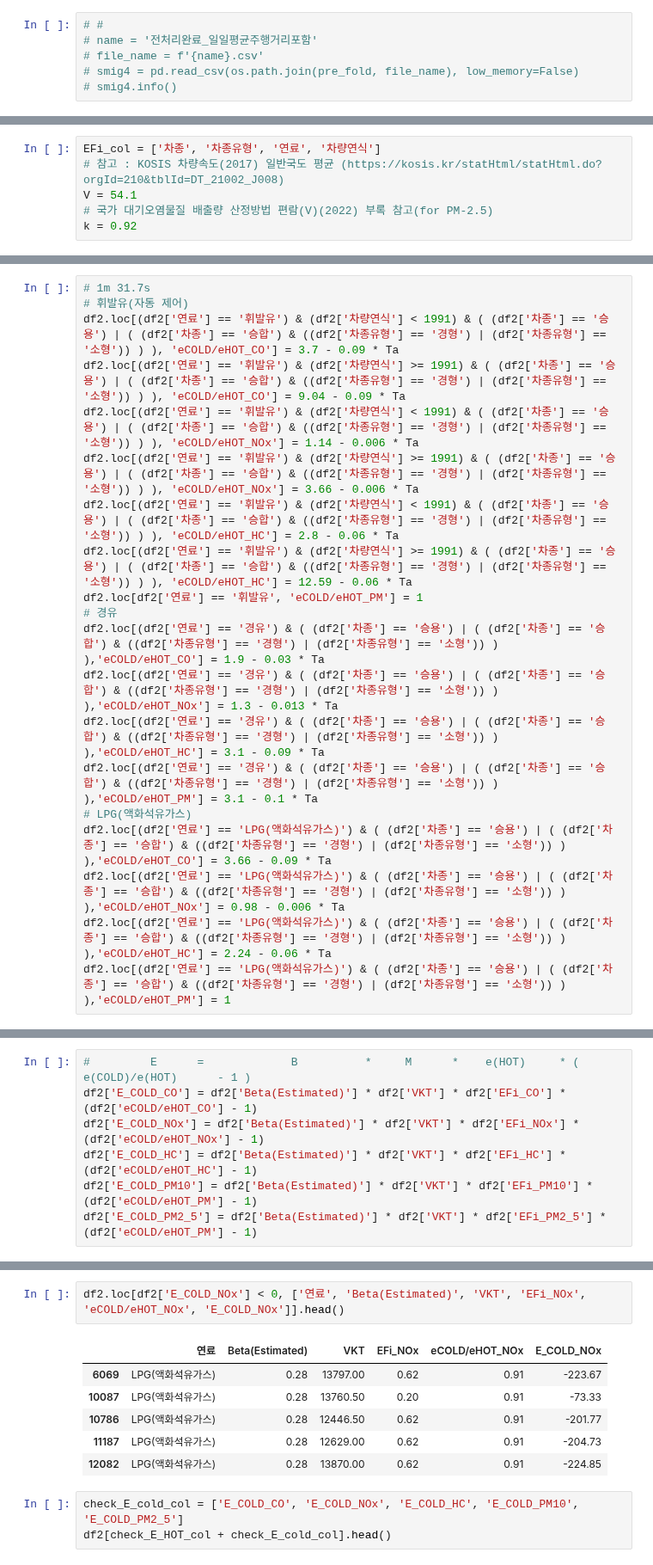
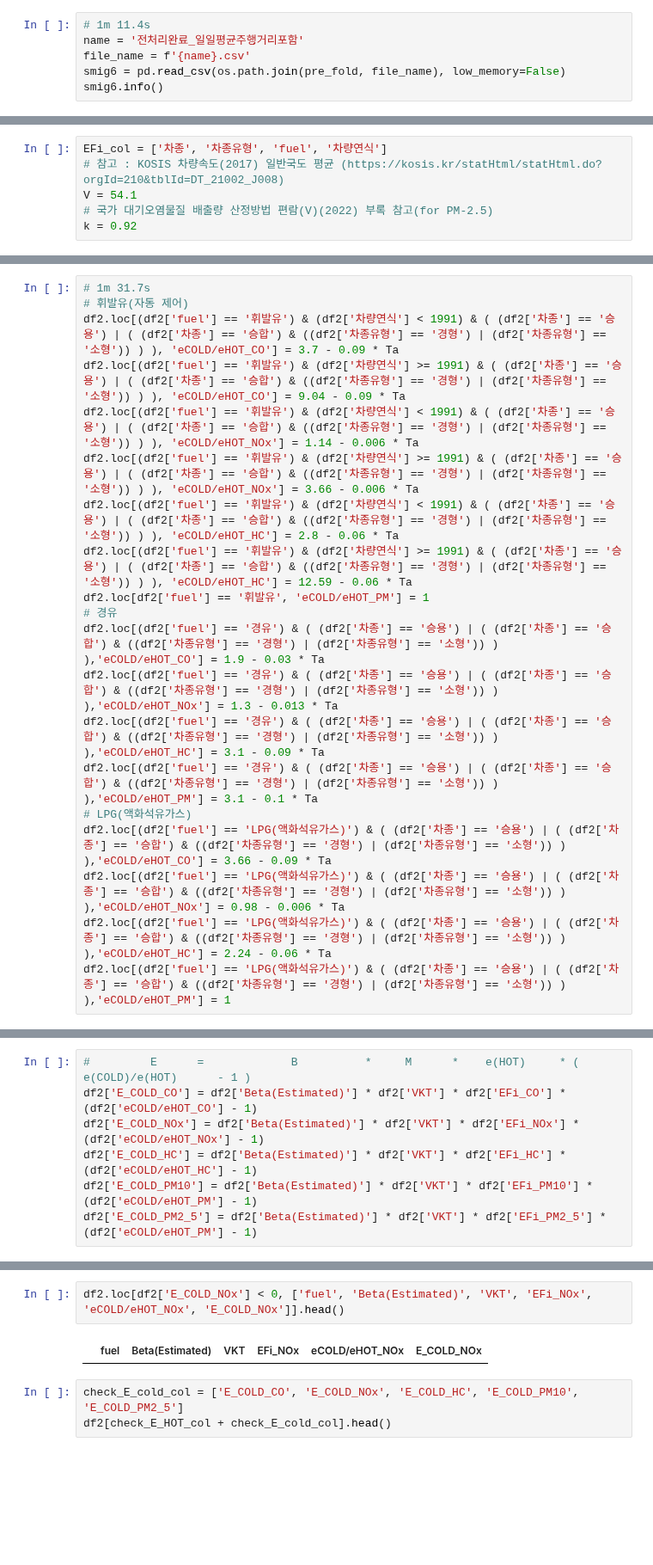
Before and after one commit to kbjung/wabotech, a Jupyter notebook: car_big_data_2/CAPSS.ipynb, the cells around one changed output, grey strips where cells are left out. Shown at 86% size. Cells and saved outputs as stored; diff of their text form; blank space fills up the shorter version.

```diff
--- a/car_big_data_2/CAPSS.ipynb
+++ b/car_big_data_2/CAPSS.ipynb
@@ -535,8 +536,8 @@ smig6.to_csv(os.path.join(pre_fold, '전처리완료_일일평균주행거리포
 # %% [markdown]
 # [로드] 전처리
 # %%
-# #
-# name = '전처리완료_일일평균주행거리포함'
-# file_name = f'{name}.csv'
-# smig4 = pd.read_csv(os.path.join(pre_fold, file_name), low_memory=False)
-# smig4.info()
+# 1m 11.4s
+name = '전처리완료_일일평균주행거리포함'
+file_name = f'{name}.csv'
+smig6 = pd.read_csv(os.path.join(pre_fold, file_name), low_memory=False)
+smig6.info()
@@ -967,7 +986,7 @@ dtype: int64
     - 화물 대형 = 승합 대형
     - 특수 중형 = 승용 중형
 # %%
-EFi_col = ['차종', '차종유형', '연료', '차량연식']
+EFi_col = ['차종', '차종유형', 'fuel', '차량연식']
 # 참고 : KOSIS 차량속도(2017) 일반국도 평균 (https://kosis.kr/statHtml/statHtml.do?orgId=210&tblId=DT_21002_J008)
 V = 54.1
 # 국가 대기오염물질 배출량 산정방법 편람(V)(2022) 부록 참고(for PM-2.5)
@@ -2945,23 +2964,23 @@ Name: 차량연식, dtype: float64
 # %%
 # 1m 31.7s
 # 휘발유(자동 제어)
-df2.loc[(df2['연료'] == '휘발유') & (df2['차량연식'] < 1991) & ( (df2['차종'] == '승용') | ( (df2['차종'] == '승합') & ((df2['차종유형'] == '경형') | (df2['차종유형'] == '소형')) ) ), 'eCOLD/eHOT_CO'] = 3.7 - 0.09 * Ta
-df2.loc[(df2['연료'] == '휘발유') & (df2['차량연식'] >= 1991) & ( (df2['차종'] == '승용') | ( (df2['차종'] == '승합') & ((df2['차종유형'] == '경형') | (df2['차종유형'] == '소형')) ) ), 'eCOLD/eHOT_CO'] = 9.04 - 0.09 * Ta
-df2.loc[(df2['연료'] == '휘발유') & (df2['차량연식'] < 1991) & ( (df2['차종'] == '승용') | ( (df2['차종'] == '승합') & ((df2['차종유형'] == '경형') | (df2['차종유형'] == '소형')) ) ), 'eCOLD/eHOT_NOx'] = 1.14 - 0.006 * Ta
-df2.loc[(df2['연료'] == '휘발유') & (df2['차량연식'] >= 1991) & ( (df2['차종'] == '승용') | ( (df2['차종'] == '승합') & ((df2['차종유형'] == '경형') | (df2['차종유형'] == '소형')) ) ), 'eCOLD/eHOT_NOx'] = 3.66 - 0.006 * Ta
-df2.loc[(df2['연료'] == '휘발유') & (df2['차량연식'] < 1991) & ( (df2['차종'] == '승용') | ( (df2['차종'] == '승합') & ((df2['차종유형'] == '경형') | (df2['차종유형'] == '소형')) ) ), 'eCOLD/eHOT_HC'] = 2.8 - 0.06 * Ta
-df2.loc[(df2['연료'] == '휘발유') & (df2['차량연식'] >= 1991) & ( (df2['차종'] == '승용') | ( (df2['차종'] == '승합') & ((df2['차종유형'] == '경형') | (df2['차종유형'] == '소형')) ) ), 'eCOLD/eHOT_HC'] = 12.59 - 0.06 * Ta
-df2.loc[df2['연료'] == '휘발유', 'eCOLD/eHOT_PM'] = 1
+df2.loc[(df2['fuel'] == '휘발유') & (df2['차량연식'] < 1991) & ( (df2['차종'] == '승용') | ( (df2['차종'] == '승합') & ((df2['차종유형'] == '경형') | (df2['차종유형'] == '소형')) ) ), 'eCOLD/eHOT_CO'] = 3.7 - 0.09 * Ta
+df2.loc[(df2['fuel'] == '휘발유') & (df2['차량연식'] >= 1991) & ( (df2['차종'] == '승용') | ( (df2['차종'] == '승합') & ((df2['차종유형'] == '경형') | (df2['차종유형'] == '소형')) ) ), 'eCOLD/eHOT_CO'] = 9.04 - 0.09 * Ta
+df2.loc[(df2['fuel'] == '휘발유') & (df2['차량연식'] < 1991) & ( (df2['차종'] == '승용') | ( (df2['차종'] == '승합') & ((df2['차종유형'] == '경형') | (df2['차종유형'] == '소형')) ) ), 'eCOLD/eHOT_NOx'] = 1.14 - 0.006 * Ta
+df2.loc[(df2['fuel'] == '휘발유') & (df2['차량연식'] >= 1991) & ( (df2['차종'] == '승용') | ( (df2['차종'] == '승합') & ((df2['차종유형'] == '경형') | (df2['차종유형'] == '소형')) ) ), 'eCOLD/eHOT_NOx'] = 3.66 - 0.006 * Ta
+df2.loc[(df2['fuel'] == '휘발유') & (df2['차량연식'] < 1991) & ( (df2['차종'] == '승용') | ( (df2['차종'] == '승합') & ((df2['차종유형'] == '경형') | (df2['차종유형'] == '소형')) ) ), 'eCOLD/eHOT_HC'] = 2.8 - 0.06 * Ta
+df2.loc[(df2['fuel'] == '휘발유') & (df2['차량연식'] >= 1991) & ( (df2['차종'] == '승용') | ( (df2['차종'] == '승합') & ((df2['차종유형'] == '경형') | (df2['차종유형'] == '소형')) ) ), 'eCOLD/eHOT_HC'] = 12.59 - 0.06 * Ta
+df2.loc[df2['fuel'] == '휘발유', 'eCOLD/eHOT_PM'] = 1
 # 경유
-df2.loc[(df2['연료'] == '경유') & ( (df2['차종'] == '승용') | ( (df2['차종'] == '승합') & ((df2['차종유형'] == '경형') | (df2['차종유형'] == '소형')) ) ),'eCOLD/eHOT_CO'] = 1.9 - 0.03 * Ta
-df2.loc[(df2['연료'] == '경유') & ( (df2['차종'] == '승용') | ( (df2['차종'] == '승합') & ((df2['차종유형'] == '경형') | (df2['차종유형'] == '소형')) ) ),'eCOLD/eHOT_NOx'] = 1.3 - 0.013 * Ta
-df2.loc[(df2['연료'] == '경유') & ( (df2['차종'] == '승용') | ( (df2['차종'] == '승합') & ((df2['차종유형'] == '경형') | (df2['차종유형'] == '소형')) ) ),'eCOLD/eHOT_HC'] = 3.1 - 0.09 * Ta
-df2.loc[(df2['연료'] == '경유') & ( (df2['차종'] == '승용') | ( (df2['차종'] == '승합') & ((df2['차종유형'] == '경형') | (df2['차종유형'] == '소형')) ) ),'eCOLD/eHOT_PM'] = 3.1 - 0.1 * Ta
+df2.loc[(df2['fuel'] == '경유') & ( (df2['차종'] == '승용') | ( (df2['차종'] == '승합') & ((df2['차종유형'] == '경형') | (df2['차종유형'] == '소형')) ) ),'eCOLD/eHOT_CO'] = 1.9 - 0.03 * Ta
+df2.loc[(df2['fuel'] == '경유') & ( (df2['차종'] == '승용') | ( (df2['차종'] == '승합') & ((df2['차종유형'] == '경형') | (df2['차종유형'] == '소형')) ) ),'eCOLD/eHOT_NOx'] = 1.3 - 0.013 * Ta
+df2.loc[(df2['fuel'] == '경유') & ( (df2['차종'] == '승용') | ( (df2['차종'] == '승합') & ((df2['차종유형'] == '경형') | (df2['차종유형'] == '소형')) ) ),'eCOLD/eHOT_HC'] = 3.1 - 0.09 * Ta
+df2.loc[(df2['fuel'] == '경유') & ( (df2['차종'] == '승용') | ( (df2['차종'] == '승합') & ((df2['차종유형'] == '경형') | (df2['차종유형'] == '소형')) ) ),'eCOLD/eHOT_PM'] = 3.1 - 0.1 * Ta
 # LPG(액화석유가스)
-df2.loc[(df2['연료'] == 'LPG(액화석유가스)') & ( (df2['차종'] == '승용') | ( (df2['차종'] == '승합') & ((df2['차종유형'] == '경형') | (df2['차종유형'] == '소형')) ) ),'eCOLD/eHOT_CO'] = 3.66 - 0.09 * Ta
-df2.loc[(df2['연료'] == 'LPG(액화석유가스)') & ( (df2['차종'] == '승용') | ( (df2['차종'] == '승합') & ((df2['차종유형'] == '경형') | (df2['차종유형'] == '소형')) ) ),'eCOLD/eHOT_NOx'] = 0.98 - 0.006 * Ta
-df2.loc[(df2['연료'] == 'LPG(액화석유가스)') & ( (df2['차종'] == '승용') | ( (df2['차종'] == '승합') & ((df2['차종유형'] == '경형') | (df2['차종유형'] == '소형')) ) ),'eCOLD/eHOT_HC'] = 2.24 - 0.06 * Ta
-df2.loc[(df2['연료'] == 'LPG(액화석유가스)') & ( (df2['차종'] == '승용') | ( (df2['차종'] == '승합') & ((df2['차종유형'] == '경형') | (df2['차종유형'] == '소형')) ) ),'eCOLD/eHOT_PM'] = 1
+df2.loc[(df2['fuel'] == 'LPG(액화석유가스)') & ( (df2['차종'] == '승용') | ( (df2['차종'] == '승합') & ((df2['차종유형'] == '경형') | (df2['차종유형'] == '소형')) ) ),'eCOLD/eHOT_CO'] = 3.66 - 0.09 * Ta
+df2.loc[(df2['fuel'] == 'LPG(액화석유가스)') & ( (df2['차종'] == '승용') | ( (df2['차종'] == '승합') & ((df2['차종유형'] == '경형') | (df2['차종유형'] == '소형')) ) ),'eCOLD/eHOT_NOx'] = 0.98 - 0.006 * Ta
+df2.loc[(df2['fuel'] == 'LPG(액화석유가스)') & ( (df2['차종'] == '승용') | ( (df2['차종'] == '승합') & ((df2['차종유형'] == '경형') | (df2['차종유형'] == '소형')) ) ),'eCOLD/eHOT_HC'] = 2.24 - 0.06 * Ta
+df2.loc[(df2['fuel'] == 'LPG(액화석유가스)') & ( (df2['차종'] == '승용') | ( (df2['차종'] == '승합') & ((df2['차종유형'] == '경형') | (df2['차종유형'] == '소형')) ) ),'eCOLD/eHOT_PM'] = 1
 # %%
 check_ecoldhot_col = ['eCOLD/eHOT_CO', 'eCOLD/eHOT_NOx', 'eCOLD/eHOT_HC', 'eCOLD/eHOT_PM']
 df2[check_ecoldhot_col].isnull().sum()
@@ -3030,12 +3049,7 @@ df2.loc[df2['E_COLD_NOx'] < 0, ['연료', 'Beta(Estimated)', 'VKT', 'EFi_NOx', '
 # %%
-df2.loc[df2['E_COLD_NOx'] < 0, ['연료', 'Beta(Estimated)', 'VKT', 'EFi_NOx', 'eCOLD/eHOT_NOx', 'E_COLD_NOx']].head()
+df2.loc[df2['E_COLD_NOx'] < 0, ['fuel', 'Beta(Estimated)', 'VKT', 'EFi_NOx', 'eCOLD/eHOT_NOx', 'E_COLD_NOx']].head()
 # %% [output]
-|  | 연료 | Beta(Estimated) | VKT | EFi_NOx | eCOLD/eHOT_NOx | E_COLD_NOx |
-| 6069 | LPG(액화석유가스) | 0.28 | 13797.00 | 0.62 | 0.91 | -223.67 |
-| 10087 | LPG(액화석유가스) | 0.28 | 13760.50 | 0.20 | 0.91 | -73.33 |
-| 10786 | LPG(액화석유가스) | 0.28 | 12446.50 | 0.62 | 0.91 | -201.77 |
-| 11187 | LPG(액화석유가스) | 0.28 | 12629.00 | 0.62 | 0.91 | -204.73 |
-| 12082 | LPG(액화석유가스) | 0.28 | 13870.00 | 0.62 | 0.91 | -224.85 |
+|  | fuel | Beta(Estimated) | VKT | EFi_NOx | eCOLD/eHOT_NOx | E_COLD_NOx |
 # %%
 check_E_cold_col = ['E_COLD_CO', 'E_COLD_NOx', 'E_COLD_HC', 'E_COLD_PM10', 'E_COLD_PM2_5']
 df2[check_E_HOT_col + check_E_cold_col].head()
```
Also changed, not shown: parts of 57 cells of this notebook.
